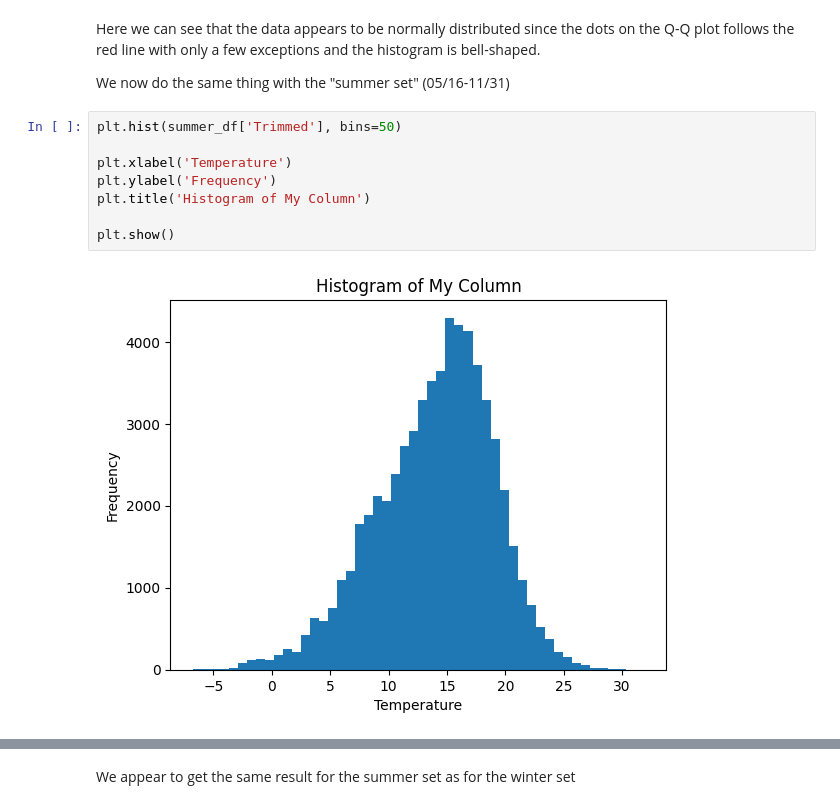
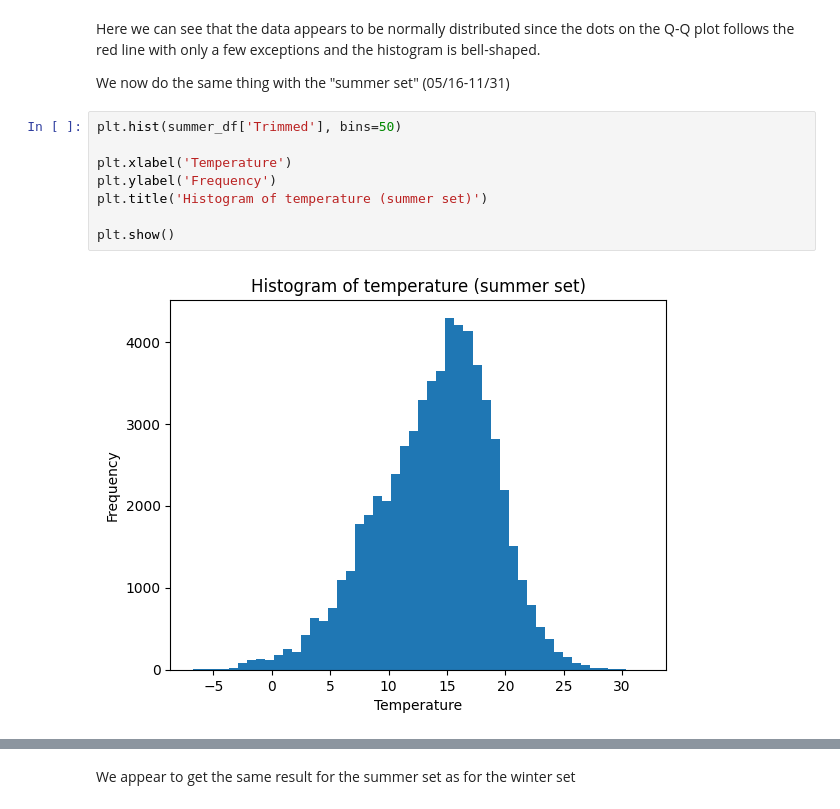
Before and after one commit to SebbeCaliban/DataAnalys, a Jupyter notebook: Smhi_analys.ipynb, the cells around one changed output, grey strips where cells are left out. Cells and saved outputs as stored; diff of their text form.

```diff
--- a/Smhi_analys.ipynb
+++ b/Smhi_analys.ipynb
@@ -355,13 +356,13 @@ We now do the same thing with the "summer set" (05/16-11/31)
 # %%
 plt.hist(summer_df['Trimmed'], bins=50)
 
 plt.xlabel('Temperature')
 plt.ylabel('Frequency')
-plt.title('Histogram of My Column')
+plt.title('Histogram of temperature (summer set)')
 
 plt.show()
 # %% [output]
-[figure, old version]
+[figure, new version]
 # %%
 fig, ax = plt.subplots(figsize=(8, 6))
 st.probplot(summer_df["Trimmed"], dist="norm", plot=ax)
```
Also changed, not shown: parts of 9 cells of this notebook.
